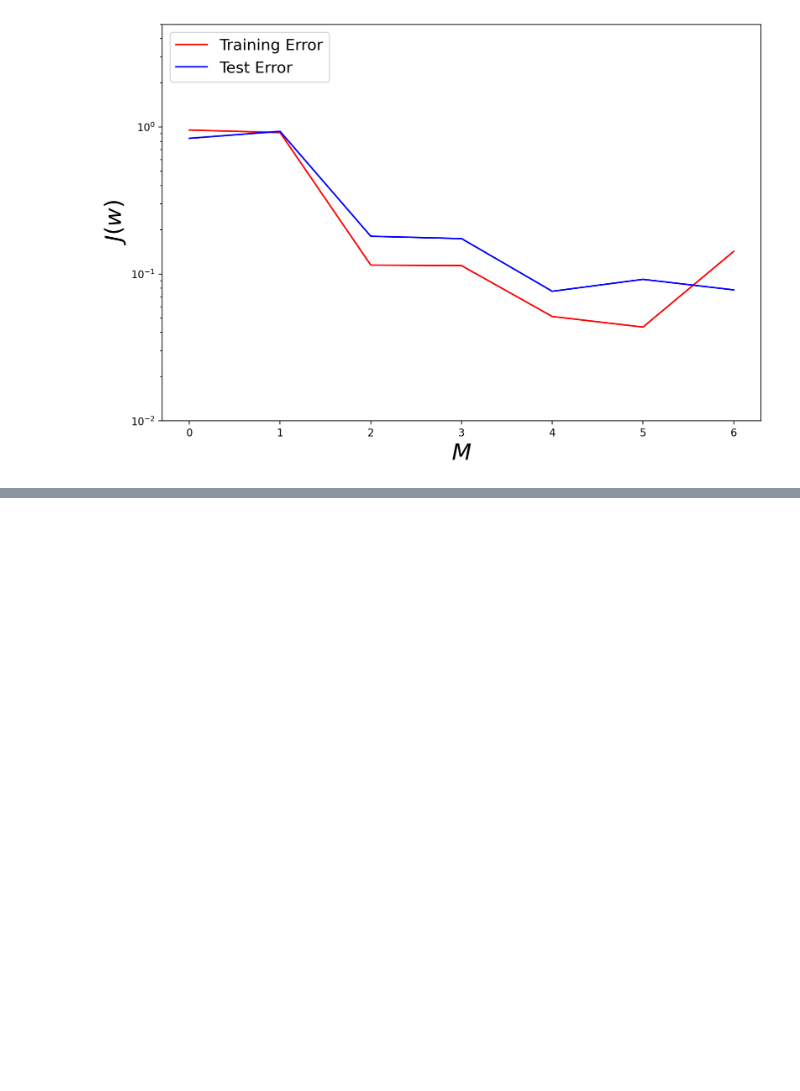
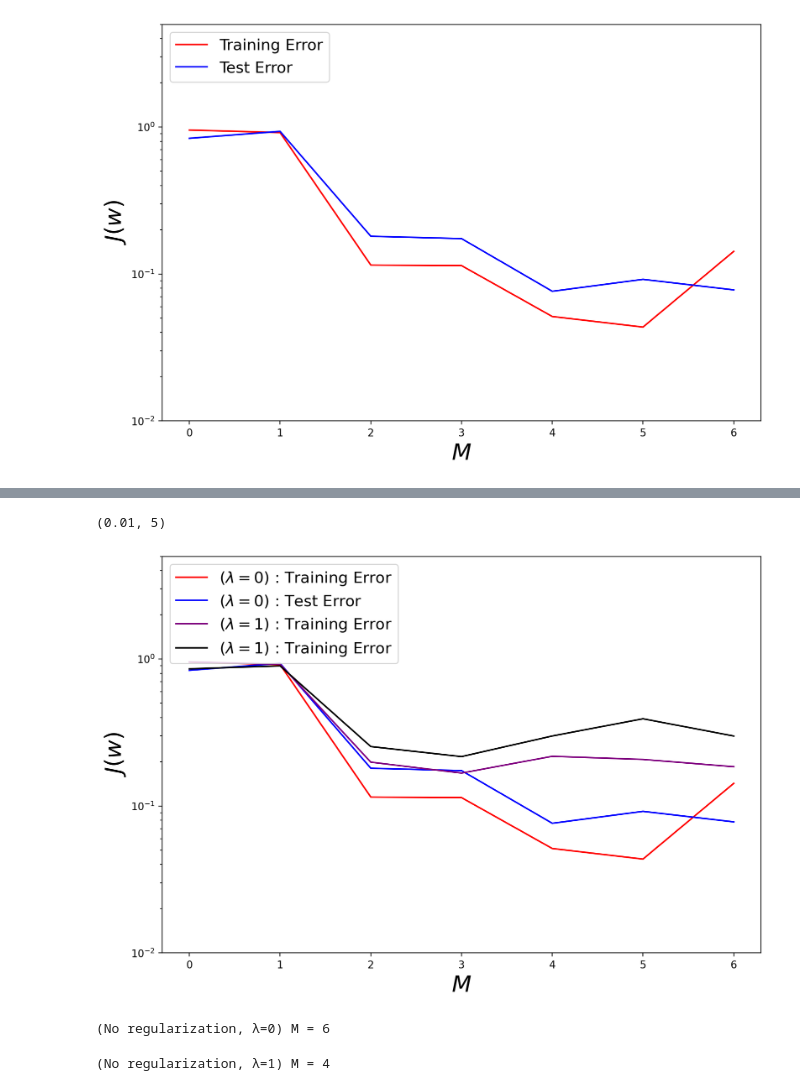
Before and after one commit to Sai99897/ridge-regression-with-regularisation, a Jupyter notebook: Regularization.ipynb, the cells around one changed output, grey strips where cells are left out. Saved outputs shown, nothing was run; the diff lists cells and outputs as text; code cells hidden in the pictures; blank space fills up the shorter version.

```diff
--- a/Regularization.ipynb
+++ b/Regularization.ipynb
@@ -108,0 +142,24 @@ plt.ylim(0.01,5)
+# %%
+x_m = [i for i in range(len(errors_train))]
+
+plt.figure(figsize=(16*scale_factor,10.667*scale_factor))
+plt.plot(x_m, errors_train, c='red', label='$(\lambda=0)$ : Training Error')
+plt.plot(x_m, errors_test, c='blue', label='$(\lambda=0)$ : Test Error')
+plt.plot(x_m, errors_train_reg, c='purple', label='$(\lambda=1)$ : Training Error')
+plt.plot(x_m, errors_test_reg, c='black', label='$(\lambda=1)$ : Training Error')
+plt.legend(loc="upper left", fontsize=15)
+plt.yscale('log')
+plt.xlabel('$M$', fontsize=22)
+plt.ylabel('$J(w)$', fontsize=22)
+plt.ylim(0.01,5)
+# %% [output]
+(0.01, 5)
+[figure, added]
+# %%
+print('(No regularization, λ=0) M = {}'.format(int(np.argmin(errors_train))+1))
+# %% [output]
+(No regularization, λ=0) M = 6
+# %%
+print('(No regularization, λ=1) M = {}'.format(int(np.argmin(errors_train_reg))+1))
+# %% [output]
+(No regularization, λ=1) M = 4
```
Also changed, not shown: parts of 1 cell of this notebook.
